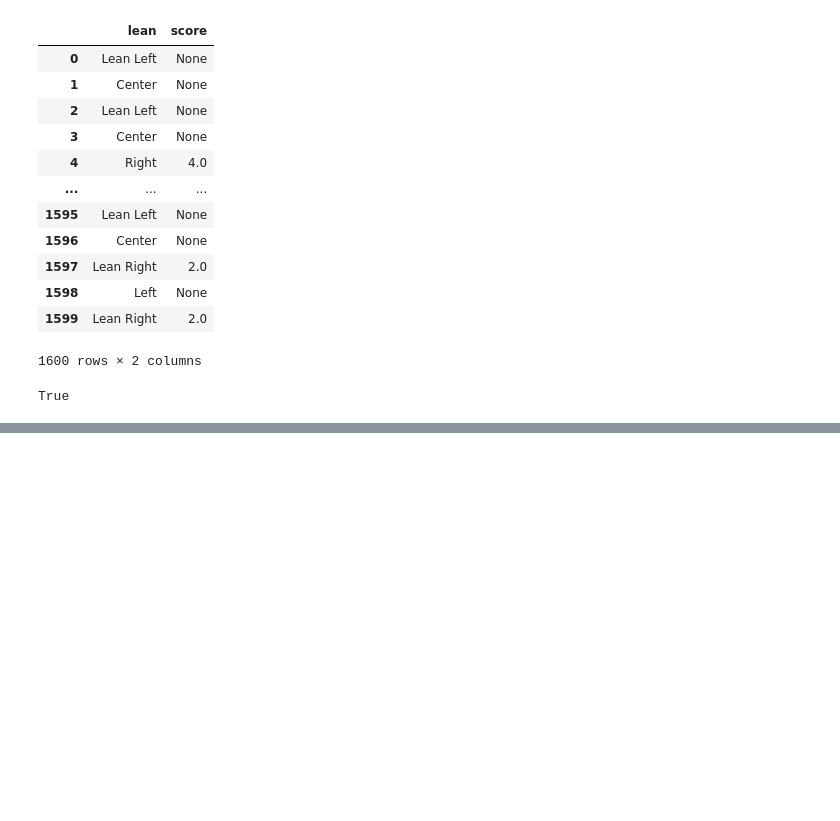
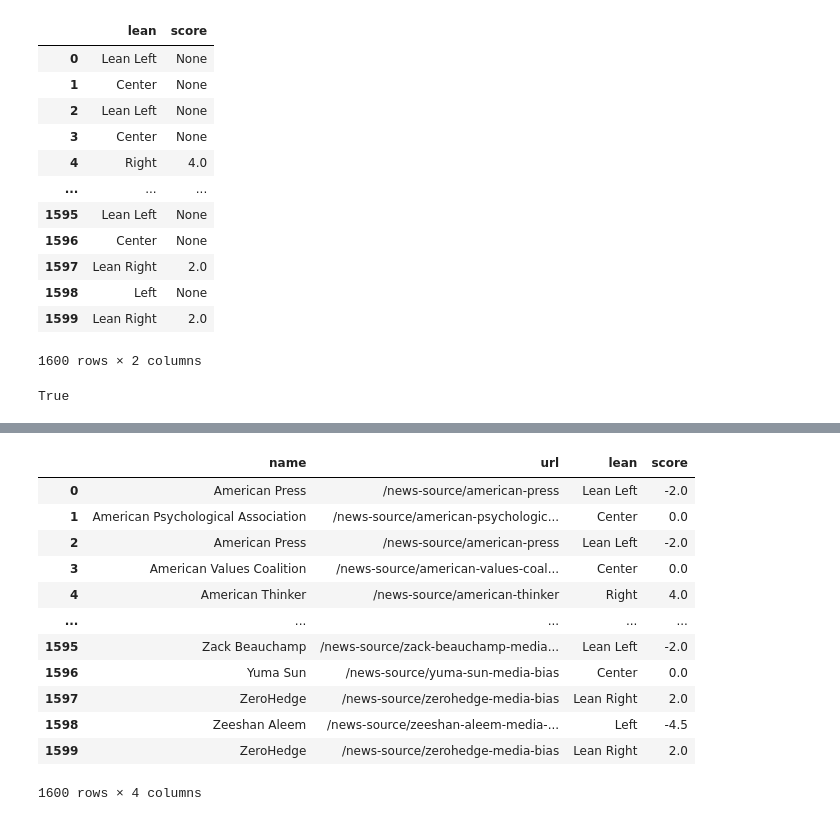
Before and after one commit to yeahjack/TwitterLeanAnalysis, a Jupyter notebook: RatingScrapers/RatingScraper_Continuous.ipynb, the cells around one changed output, grey strips where cells are left out. Cells and saved outputs as stored; diff of their text form; code cells hidden in the pictures; blank space fills up the shorter version.

```diff
--- a/RatingScrapers/RatingScraper_Continuous.ipynb
+++ b/RatingScrapers/RatingScraper_Continuous.ipynb
@@ -291,2 +300,20 @@ Name: score, Length: 1600, dtype: object
 # %%
 data.to_csv('result_allrating_continuous_washed.csv', index=False)
+# %%
+data_raw = pd.read_csv("/Users/yijie/Library/CloudStorage/OneDrive-HKUST(Guangzhou)/Research/GitHub/news-title-bias/RatingScrapers/result_allrating_continuous_washed.csv")
+# %%
+data_raw
+# %% [output]
+|  | name | url | lean | score |
+| 0 | American Press | /news-source/american-press | Lean Left | -2.0 |
+| 1 | American Psychological Association | /news-source/american-psychologic... | Center | 0.0 |
+| 2 | American Press | /news-source/american-press | Lean Left | -2.0 |
+| 3 | American Values Coalition | /news-source/american-values-coal... | Center | 0.0 |
+| 4 | American Thinker | /news-source/american-thinker | Right | 4.0 |
+| ... | ... | ... | ... | ... |
+| 1595 | Zack Beauchamp | /news-source/zack-beauchamp-media... | Lean Left | -2.0 |
+| 1596 | Yuma Sun | /news-source/yuma-sun-media-bias | Center | 0.0 |
+| 1597 | ZeroHedge | /news-source/zerohedge-media-bias | Lean Right | 2.0 |
+| 1598 | Zeeshan Aleem | /news-source/zeeshan-aleem-media-... | Left | -4.5 |
+| 1599 | ZeroHedge | /news-source/zerohedge-media-bias | Lean Right | 2.0 |
+1600 rows × 4 columns
```
Also changed, not shown: parts of 25 cells of this notebook, 9 other files.
